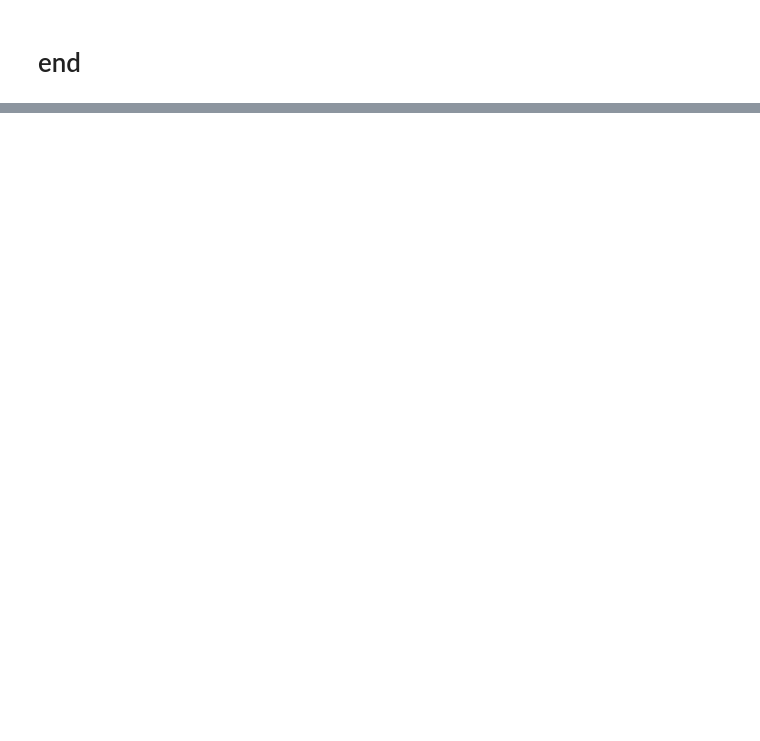
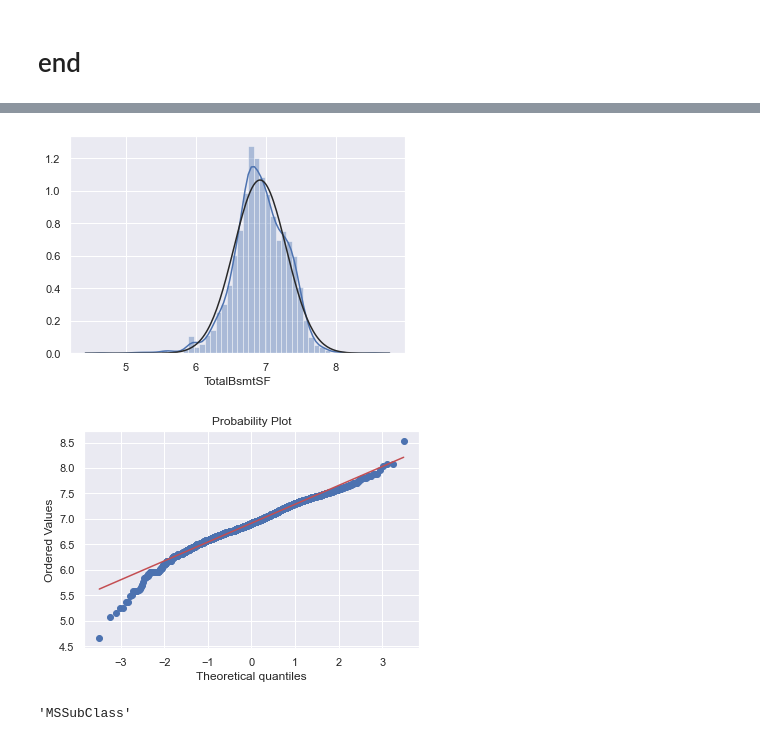
Before and after one commit to pshappycle/Home_Value_Predictor, a Jupyter notebook: Daniel/iteration2.ipynb, the cells around one changed output, grey strips where cells are left out. Cells and saved outputs as stored; diff of their text form; code cells hidden in the pictures; blank space fills up the shorter version.

```diff
--- a/Daniel/iteration2.ipynb
+++ b/Daniel/iteration2.ipynb
@@ -327,0 +360,7 @@ Text(0.5, 1.0, 'Residual Plot')
+# %%
+sns.distplot(training_df[training_df.TotalBsmtSF>0]['TotalBsmtSF'], fit=norm);
+fig = plt.figure()
+res = stats.probplot(training_df[training_df.TotalBsmtSF>0]['TotalBsmtSF'],plot=plt)
+# %% [output]
+[figure, added]
+[figure, added]
@@ -327,0 +371,4 @@ Text(0.5, 1.0, 'Residual Plot')
+# %%
+test.columns.to_list()[0]
+# %% [output]
+'MSSubClass'
```
Also changed, not shown: parts of 35 cells of this notebook, 1 other file.
